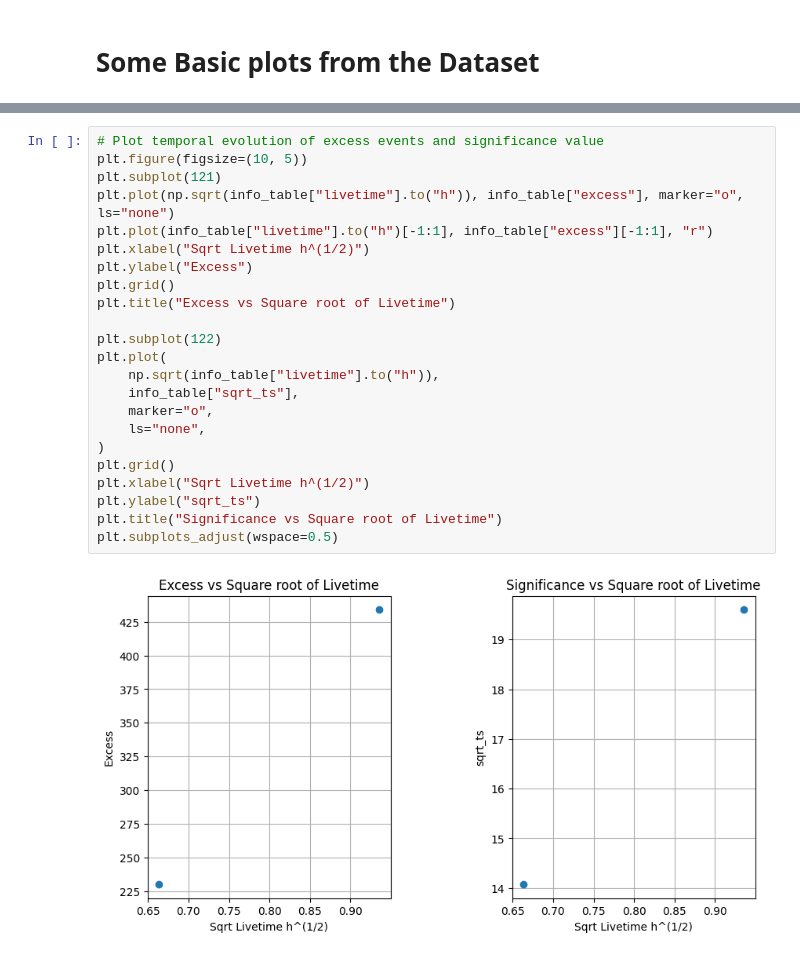
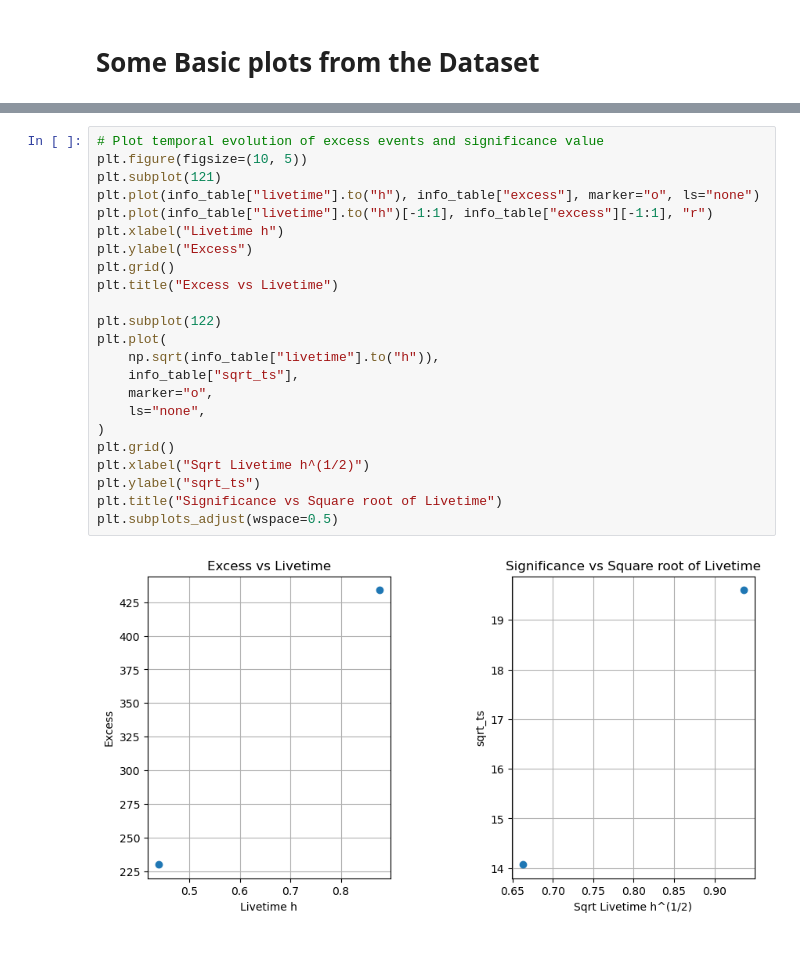
Before and after one commit to chaimain/asgardpy, a Jupyter notebook: notebooks/test_dataset_1d_step.ipynb, the cells around one changed output, grey strips where cells are left out. Cells and saved outputs as stored; diff of their text form.

```diff
--- a/notebooks/test_dataset_1d_step.ipynb
+++ b/notebooks/test_dataset_1d_step.ipynb
@@ -501,28 +506,28 @@ Table length=2
 # %%
 # Plot temporal evolution of excess events and significance value
 plt.figure(figsize=(10, 5))
 plt.subplot(121)
-plt.plot(np.sqrt(info_table["livetime"].to("h")), info_table["excess"], marker="o", ls="none")
+plt.plot(info_table["livetime"].to("h"), info_table["excess"], marker="o", ls="none")
 plt.plot(info_table["livetime"].to("h")[-1:1], info_table["excess"][-1:1], "r")
-plt.xlabel("Sqrt Livetime h^(1/2)")
+plt.xlabel("Livetime h")
 plt.ylabel("Excess")
 plt.grid()
-plt.title("Excess vs Square root of Livetime")
+plt.title("Excess vs Livetime")
 
 plt.subplot(122)
 plt.plot(
     np.sqrt(info_table["livetime"].to("h")),
     info_table["sqrt_ts"],
     marker="o",
     ls="none",
 )
 plt.grid()
 plt.xlabel("Sqrt Livetime h^(1/2)")
 plt.ylabel("sqrt_ts")
 plt.title("Significance vs Square root of Livetime")
 plt.subplots_adjust(wspace=0.5)
 # %% [output]
-[figure, old version]
+[figure, new version]
 # %%
 stacked_dataset.peek()
 # %% [output]
```
Also changed, not shown: parts of 27 cells of this notebook, 26 other files.
